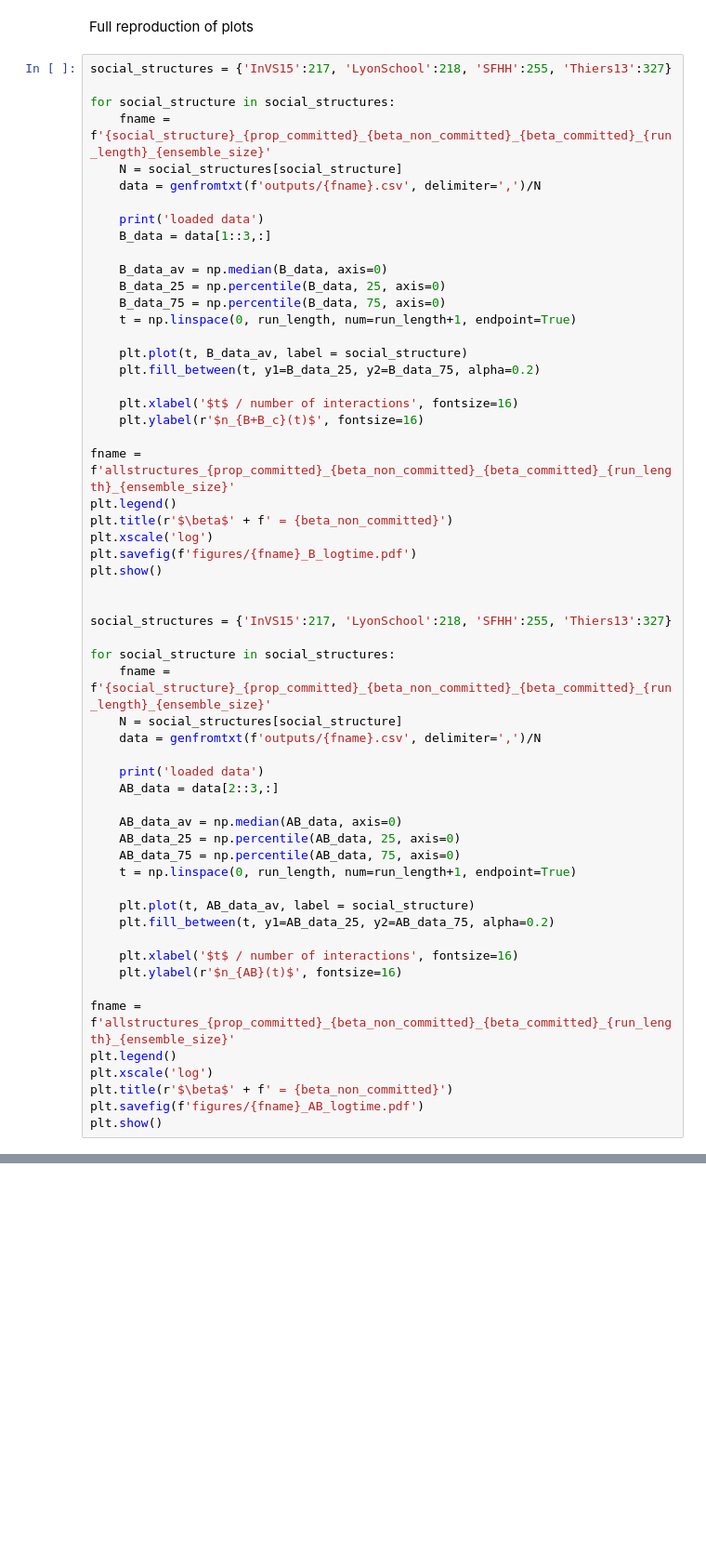
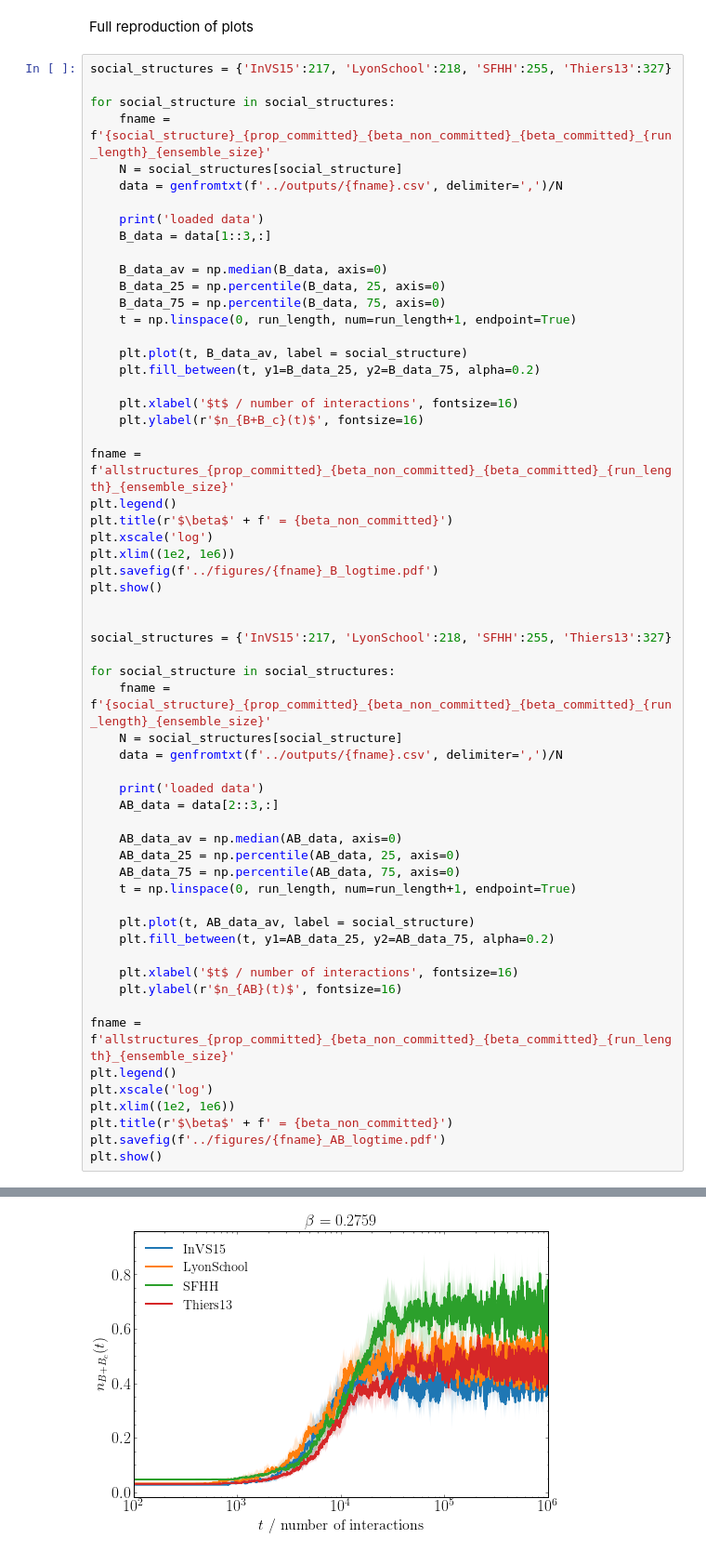
Before and after one commit to tomcjackc/higher-order-social-dynamics, a Jupyter notebook: higher order ng code/fig_2.ipynb, the cells around one changed output, grey strips where cells are left out. Shown: that part at 93% size. Drawn from its saved outputs; the diff is of its cells as text; blank space fills up the shorter version.

```diff
--- a/higher order ng code/fig_2.ipynb
+++ b/higher order ng code/fig_2.ipynb
@@ -133,7 +131,7 @@ social_structures = {'InVS15':217, 'LyonSchool':218, 'SFHH':255, 'Thiers13':327}
 for social_structure in social_structures:
     fname = f'{social_structure}_{prop_committed}_{beta_non_committed}_{beta_committed}_{run_length}_{ensemble_size}'
     N = social_structures[social_structure]
-    data = genfromtxt(f'outputs/{fname}.csv', delimiter=',')/N
+    data = genfromtxt(f'../outputs/{fname}.csv', delimiter=',')/N
 
     print('loaded data')
     B_data = data[1::3,:]
@@ -153,7 +151,8 @@ fname = f'allstructures_{prop_committed}_{beta_non_committed}_{beta_committed}_{
 plt.legend()
 plt.title(r'$\beta$' + f' = {beta_non_committed}')
 plt.xscale('log')
-plt.savefig(f'figures/{fname}_B_logtime.pdf')
+plt.xlim((1e2, 1e6))
+plt.savefig(f'../figures/{fname}_B_logtime.pdf')
 plt.show()
 
 
@@ -162,7 +161,7 @@ social_structures = {'InVS15':217, 'LyonSchool':218, 'SFHH':255, 'Thiers13':327}
 for social_structure in social_structures:
     fname = f'{social_structure}_{prop_committed}_{beta_non_committed}_{beta_committed}_{run_length}_{ensemble_size}'
     N = social_structures[social_structure]
-    data = genfromtxt(f'outputs/{fname}.csv', delimiter=',')/N
+    data = genfromtxt(f'../outputs/{fname}.csv', delimiter=',')/N
 
     print('loaded data')
     AB_data = data[2::3,:]
@@ -181,6 +180,8 @@ for social_structure in social_structures:
 fname = f'allstructures_{prop_committed}_{beta_non_committed}_{beta_committed}_{run_length}_{ensemble_size}'
 plt.legend()
 plt.xscale('log')
+plt.xlim((1e2, 1e6))
 plt.title(r'$\beta$' + f' = {beta_non_committed}')
-plt.savefig(f'figures/{fname}_AB_logtime.pdf')
+plt.savefig(f'../figures/{fname}_AB_logtime.pdf')
 plt.show()
+# %% [output]
@@ -186,0 +192 @@ plt.show()
+[figure, added]
```
Also changed, not shown: parts of 4 cells of this notebook, 12 other files.
